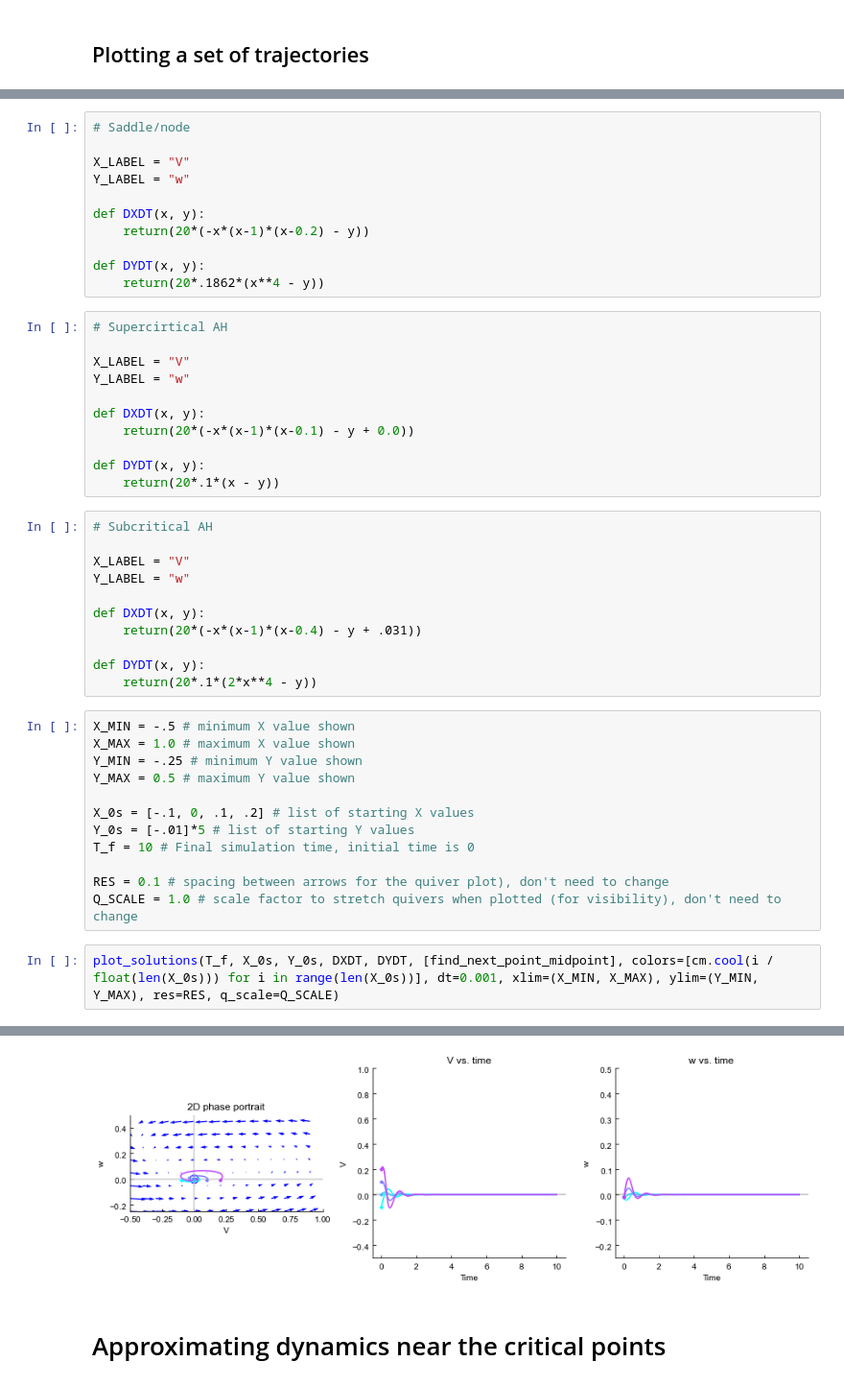
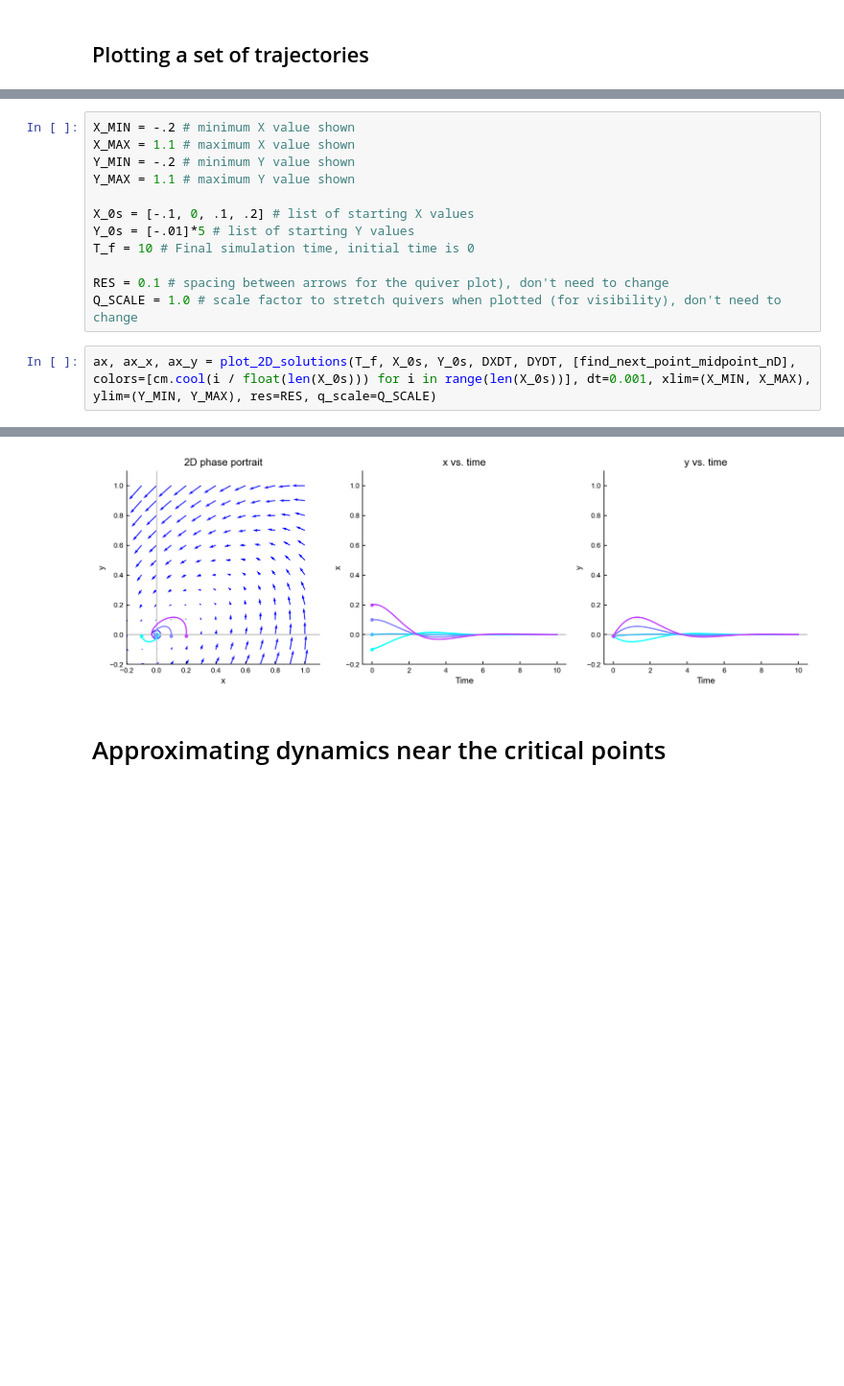
Before and after one commit to badralbanna/FTN, a Jupyter notebook: 7 Plotting phase diagrams for 2D systems.ipynb, the cells around one changed output, grey strips where cells are left out. Shown at 96% size. Cells and saved outputs as stored; diff of their text form; blank space fills up the shorter version.

```diff
--- a/7 Plotting phase diagrams for 2D systems.ipynb
+++ b/7 Plotting phase diagrams for 2D systems.ipynb
@@ -242,41 +67,8 @@ def DYDT(x, y):
-# %%
-# Saddle/node
-
-X_LABEL = "V"
-Y_LABEL = "w"
-
-def DXDT(x, y):
-    return(20*(-x*(x-1)*(x-0.2) - y))
-
-def DYDT(x, y):
-    return(20*.1862*(x**4 - y))
-# %%
-# Supercirtical AH
-
-X_LABEL = "V"
-Y_LABEL = "w"
-
-def DXDT(x, y):
-    return(20*(-x*(x-1)*(x-0.1) - y + 0.0))
-
-def DYDT(x, y):
-    return(20*.1*(x - y))
-# %%
-# Subcritical AH
-
-X_LABEL = "V"
-Y_LABEL = "w"
-
-def DXDT(x, y):
-    return(20*(-x*(x-1)*(x-0.4) - y + .031))
-
-def DYDT(x, y):
-    return(20*.1*(2*x**4 - y))
 # %%
-X_MIN = -.5 # minimum X value shown
-X_MAX = 1.0 # maximum X value shown
-Y_MIN = -.25 # minimum Y value shown
-Y_MAX = 0.5 # maximum Y value shown
+X_MIN = -.2 # minimum X value shown
+X_MAX = 1.1 # maximum X value shown
+Y_MIN = -.2 # minimum Y value shown
+Y_MAX = 1.1 # maximum Y value shown
 
 X_0s = [-.1, 0, .1, .2] # list of starting X values
 Y_0s = [-.01]*5 # list of starting Y values
@@ -285,12 +77,12 @@ T_f = 10 # Final simulation time, initial time is 0
 RES = 0.1 # spacing between arrows for the quiver plot), don't need to change
 Q_SCALE = 1.0 # scale factor to stretch quivers when plotted (for visibility), don't need to change
 # %%
-plot_solutions(T_f, X_0s, Y_0s, DXDT, DYDT, [find_next_point_midpoint], colors=[cm.cool(i / float(len(X_0s))) for i in range(len(X_0s))], dt=0.001, xlim=(X_MIN, X_MAX), ylim=(Y_MIN, Y_MAX), res=RES, q_scale=Q_SCALE)
+ax, ax_x, ax_y = plot_2D_solutions(T_f, X_0s, Y_0s, DXDT, DYDT, [find_next_point_midpoint_nD], colors=[cm.cool(i / float(len(X_0s))) for i in range(len(X_0s))], dt=0.001, xlim=(X_MIN, X_MAX), ylim=(Y_MIN, Y_MAX), res=RES, q_scale=Q_SCALE)
 # %% [output]
   warnings.warn(msg, RuntimeWarning)
 Critical points found at:
 [(0.0, 0.0)]
-[figure, old version]
+[figure, new version]
 # %% [markdown]
 # Approximating dynamics near the critical points
 # %%
```
Also changed, not shown: parts of 21 cells of this notebook, 2 other files.
